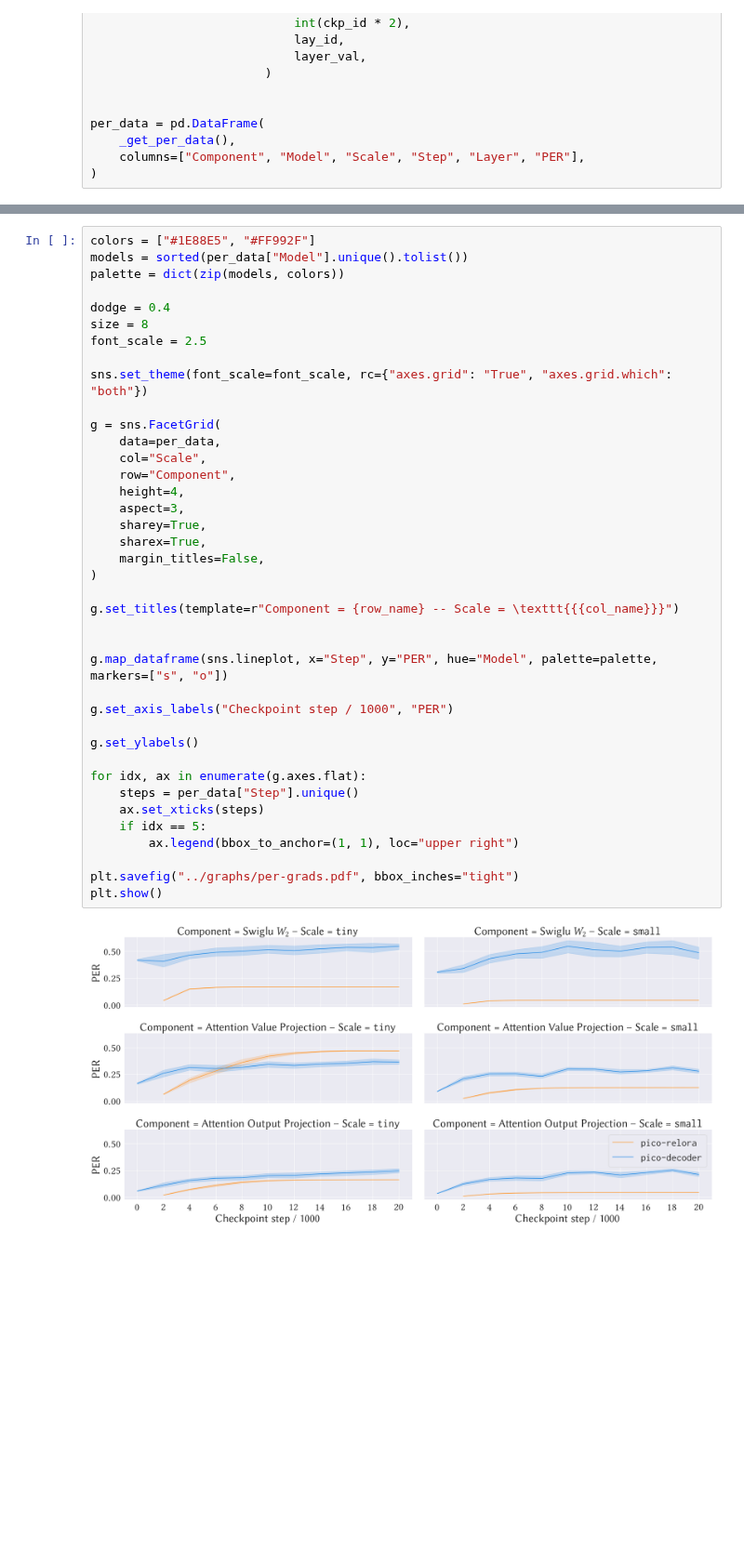
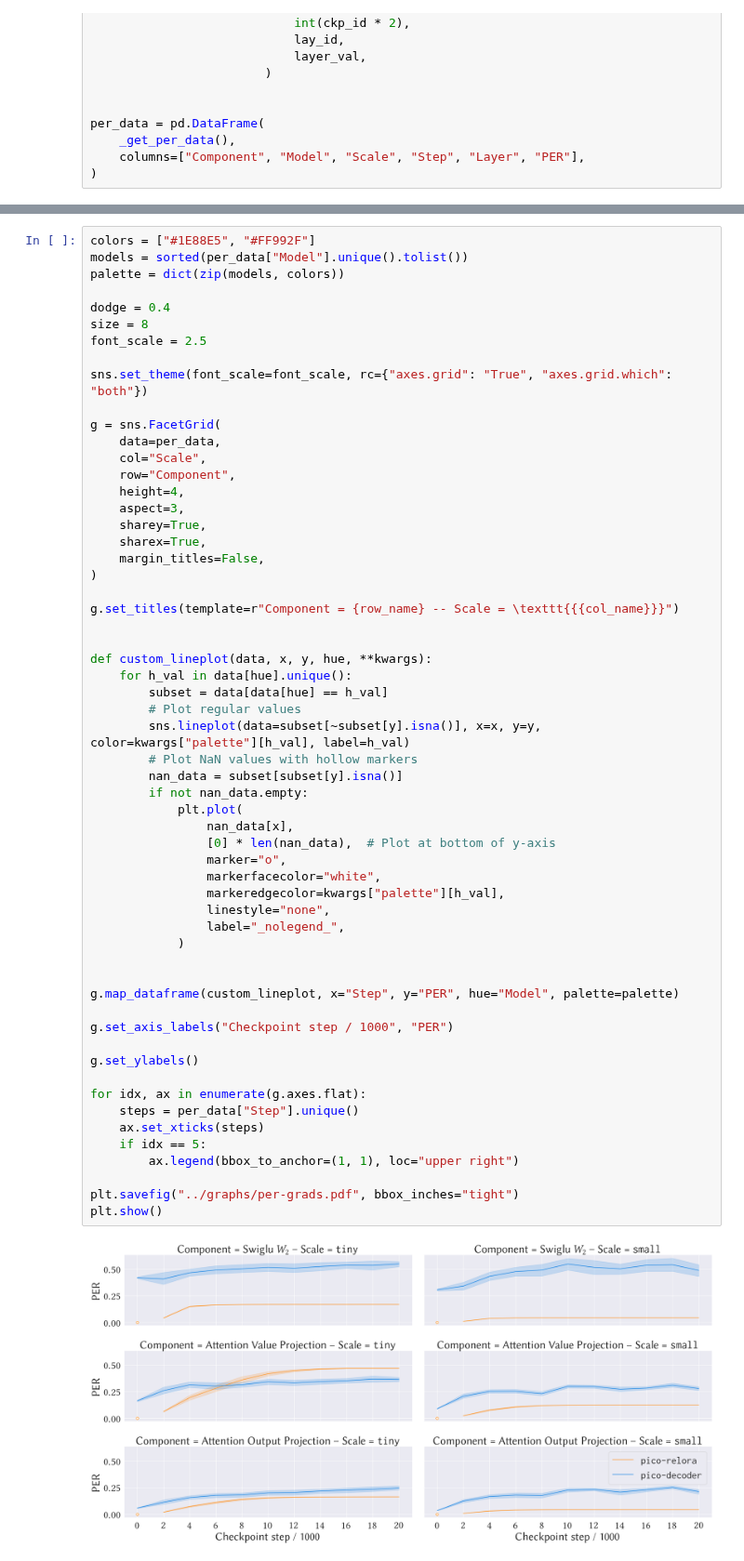
Before and after one commit to Yu-val-weiss/relora-pico, a Jupyter notebook: notebooks/per-grads.ipynb, the cells around one changed output, grey strips where cells are left out. Shown at 93% size. Cells and saved outputs as stored; diff of their text form; blank space fills up the shorter version.

Commit message:
fix per grads plot

```diff
--- a/notebooks/per-grads.ipynb
+++ b/notebooks/per-grads.ipynb
@@ -123,32 +123,51 @@ font_scale = 2.5
 sns.set_theme(font_scale=font_scale, rc={"axes.grid": "True", "axes.grid.which": "both"})
 
 g = sns.FacetGrid(
     data=per_data,
     col="Scale",
     row="Component",
     height=4,
     aspect=3,
     sharey=True,
     sharex=True,
     margin_titles=False,
 )
 
 g.set_titles(template=r"Component = {row_name} -- Scale = \texttt{{{col_name}}}")
 
 
-g.map_dataframe(sns.lineplot, x="Step", y="PER", hue="Model", palette=palette, markers=["s", "o"])
+def custom_lineplot(data, x, y, hue, **kwargs):
+    for h_val in data[hue].unique():
+        subset = data[data[hue] == h_val]
+        # Plot regular values
+        sns.lineplot(data=subset[~subset[y].isna()], x=x, y=y, color=kwargs["palette"][h_val], label=h_val)
+        # Plot NaN values with hollow markers
+        nan_data = subset[subset[y].isna()]
+        if not nan_data.empty:
+            plt.plot(
+                nan_data[x],
+                [0] * len(nan_data),  # Plot at bottom of y-axis
+                marker="o",
+                markerfacecolor="white",
+                markeredgecolor=kwargs["palette"][h_val],
+                linestyle="none",
+                label="_nolegend_",
+            )
+
+
+g.map_dataframe(custom_lineplot, x="Step", y="PER", hue="Model", palette=palette)
 
 g.set_axis_labels("Checkpoint step / 1000", "PER")
 
 g.set_ylabels()
 
 for idx, ax in enumerate(g.axes.flat):
     steps = per_data["Step"].unique()
     ax.set_xticks(steps)
     if idx == 5:
         ax.legend(bbox_to_anchor=(1, 1), loc="upper right")
 
 plt.savefig("../graphs/per-grads.pdf", bbox_inches="tight")
 plt.show()
 # %% [output]
-[figure, old version]
+[figure, new version]
```
Also changed, not shown: parts of 1 cell of this notebook, 1 other file.
